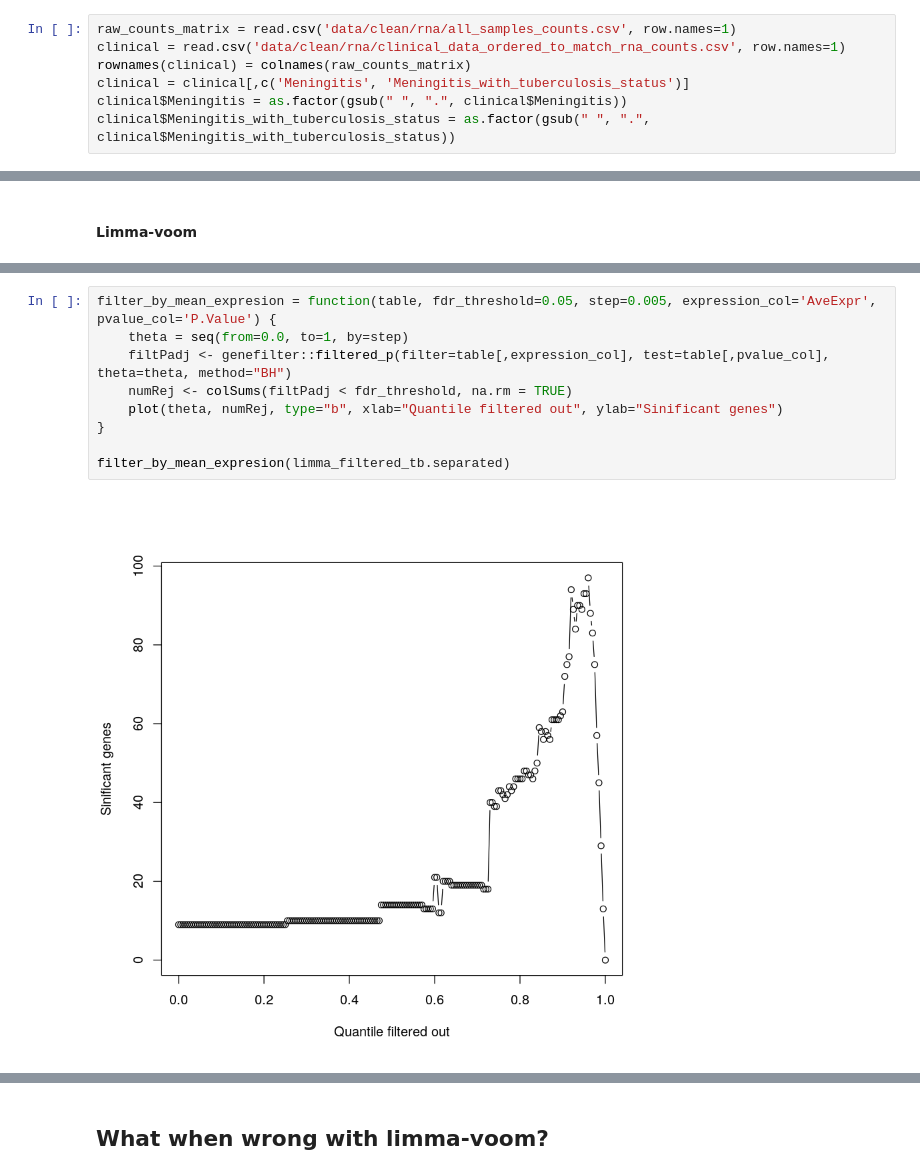
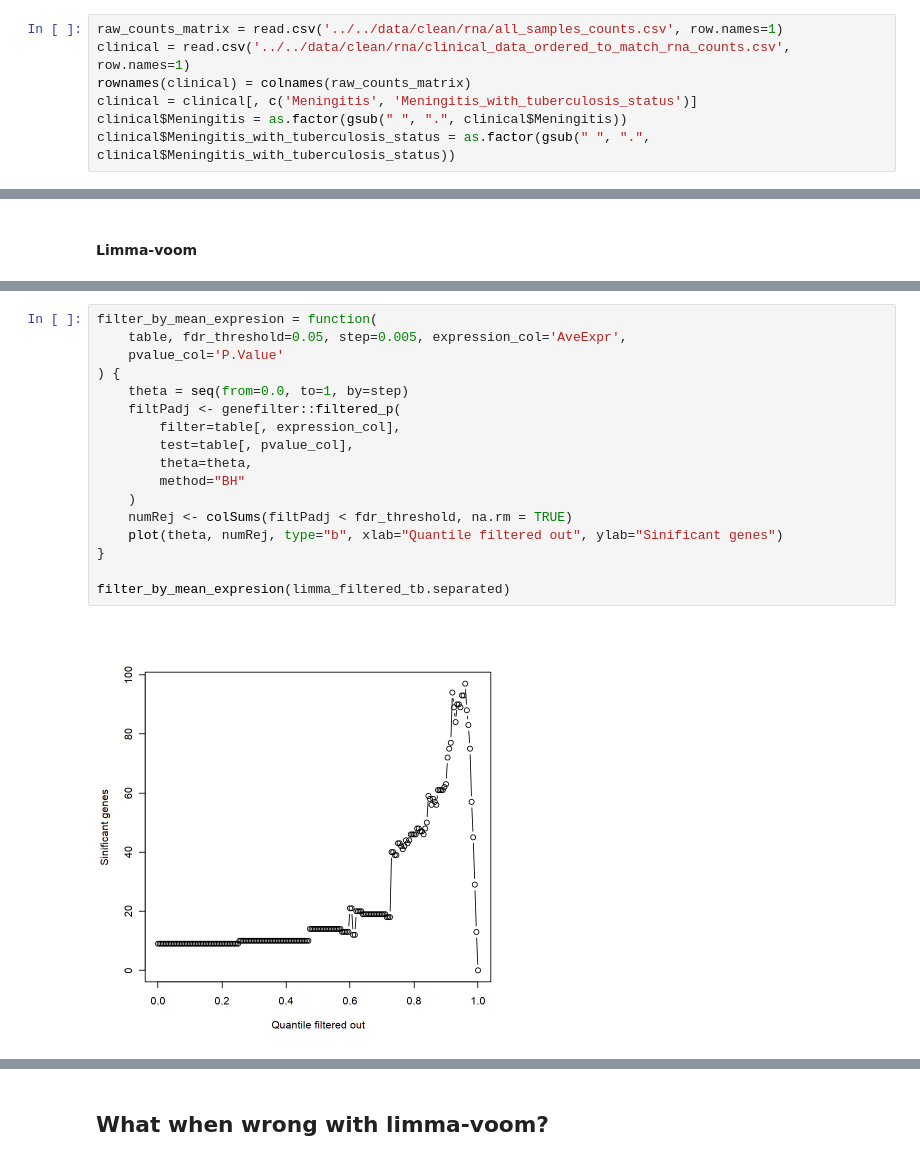
Before and after one commit to krassowski/meningitis-integration, a Jupyter notebook: analyses/rnaseq_vs_clinical/_Limma_vs_DESeq2_-_comparison.ipynb, the cells around one changed output, grey strips where cells are left out. Drawn from its saved outputs; the diff is of its cells as text.

```diff
--- a/analyses/rnaseq_vs_clinical/_Limma_vs_DESeq2_-_comparison.ipynb
+++ b/analyses/rnaseq_vs_clinical/_Limma_vs_DESeq2_-_comparison.ipynb
@@ -145,10 +139,10 @@ Removing intercept from test coefficients
 # %% [markdown]
 ### DESeq2
 # %%
-raw_counts_matrix = read.csv('data/clean/rna/all_samples_counts.csv', row.names=1)
-clinical = read.csv('data/clean/rna/clinical_data_ordered_to_match_rna_counts.csv', row.names=1)
+raw_counts_matrix = read.csv('../../data/clean/rna/all_samples_counts.csv', row.names=1)
+clinical = read.csv('../../data/clean/rna/clinical_data_ordered_to_match_rna_counts.csv', row.names=1)
 rownames(clinical) = colnames(raw_counts_matrix)
-clinical = clinical[,c('Meningitis', 'Meningitis_with_tuberculosis_status')]
+clinical = clinical[, c('Meningitis', 'Meningitis_with_tuberculosis_status')]
 clinical$Meningitis = as.factor(gsub(" ", ".", clinical$Meningitis))
 clinical$Meningitis_with_tuberculosis_status = as.factor(gsub(" ", ".", clinical$Meningitis_with_tuberculosis_status))
 # %%
@@ -211,14 +202,22 @@ Warning message in limma::makeContrasts(contrasts = contrast_specification, leve
 # %%
-filter_by_mean_expresion = function(table, fdr_threshold=0.05, step=0.005, expression_col='AveExpr', pvalue_col='P.Value') {
+filter_by_mean_expresion = function(
+    table, fdr_threshold=0.05, step=0.005, expression_col='AveExpr',
+    pvalue_col='P.Value'
+) {
     theta = seq(from=0.0, to=1, by=step)
-    filtPadj <- genefilter::filtered_p(filter=table[,expression_col], test=table[,pvalue_col], theta=theta, method="BH")
+    filtPadj <- genefilter::filtered_p(
+        filter=table[, expression_col],
+        test=table[, pvalue_col],
+        theta=theta,
+        method="BH"
+    )
     numRej <- colSums(filtPadj < fdr_threshold, na.rm = TRUE)
     plot(theta, numRej, type="b", xlab="Quantile filtered out", ylab="Sinificant genes")
 }
 
 filter_by_mean_expresion(limma_filtered_tb.separated)
 # %% [output]
-[figure, old version]
+[figure, new version]
 # %%
 head(limma_filtered_tb.separated)
 # %% [output]
```
Also changed, not shown: parts of 16 cells of this notebook.
